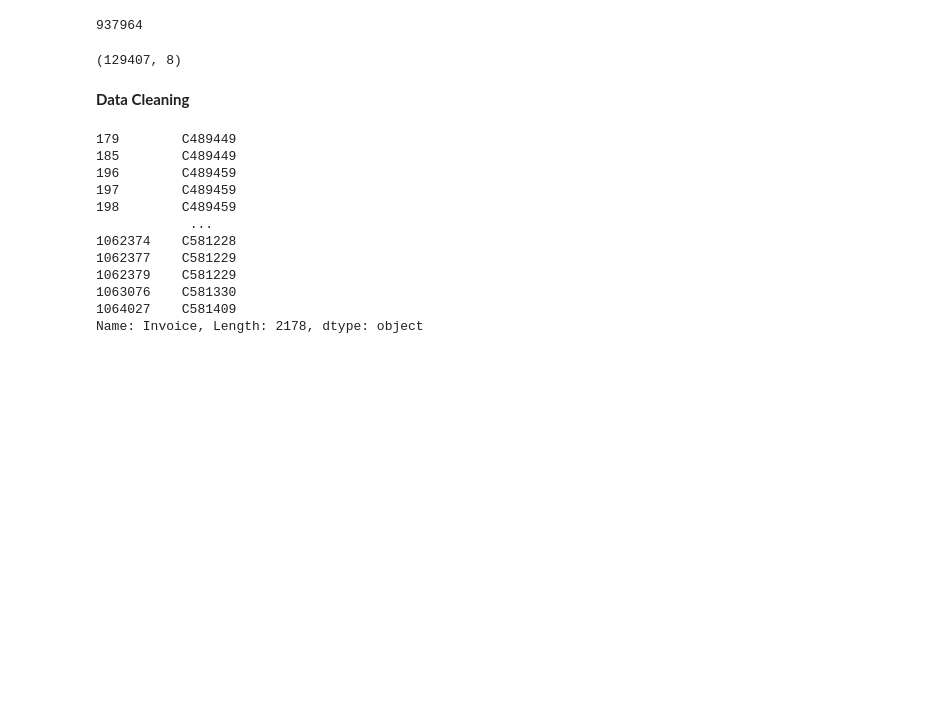
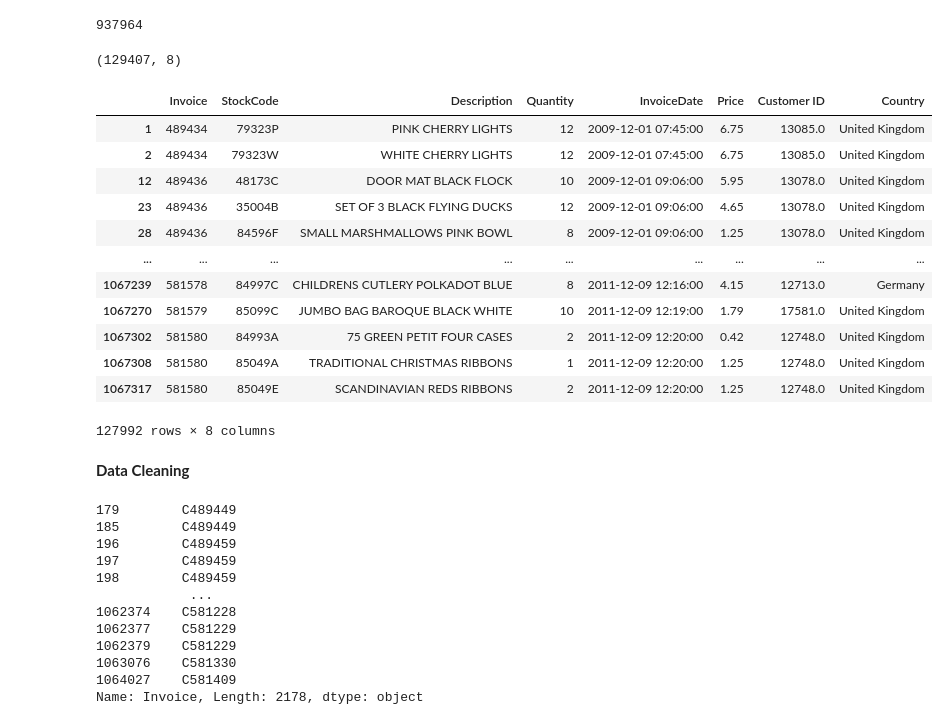
Before and after one commit to muhammadahsan2023/CA_2, a Jupyter notebook: Forecasting_project.ipynb, the cells around one changed output. Cells and saved outputs as stored; diff of their text form; code cells hidden in the pictures; blank space fills up the shorter version.

```diff
--- a/Forecasting_project.ipynb
+++ b/Forecasting_project.ipynb
@@ -217,6 +196,22 @@ df.shape
 # %%
 # removing outlier from Price and Quantity column by using z-score method
 data = df[(np.abs(sp.stats.zscore(df['Price'])) < 3) & (np.abs(sp.stats.zscore(df['Quantity'])) < 5)]
+# %%
+data
+# %% [output]
+|  | Invoice | StockCode | Description | Quantity | InvoiceDate | Price | Customer ID | Country |
+| 1 | 489434 | 79323P | PINK CHERRY LIGHTS | 12 | 2009-12-01 07:45:00 | 6.75 | 13085.0 | United Kingdom |
+| 2 | 489434 | 79323W | WHITE CHERRY LIGHTS | 12 | 2009-12-01 07:45:00 | 6.75 | 13085.0 | United Kingdom |
+| 12 | 489436 | 48173C | DOOR MAT BLACK FLOCK | 10 | 2009-12-01 09:06:00 | 5.95 | 13078.0 | United Kingdom |
+| 23 | 489436 | 35004B | SET OF 3 BLACK FLYING DUCKS | 12 | 2009-12-01 09:06:00 | 4.65 | 13078.0 | United Kingdom |
+| 28 | 489436 | 84596F | SMALL MARSHMALLOWS PINK BOWL | 8 | 2009-12-01 09:06:00 | 1.25 | 13078.0 | United Kingdom |
+| ... | ... | ... | ... | ... | ... | ... | ... | ... |
+| 1067239 | 581578 | 84997C | CHILDRENS CUTLERY POLKADOT BLUE | 8 | 2011-12-09 12:16:00 | 4.15 | 12713.0 | Germany |
+| 1067270 | 581579 | 85099C | JUMBO BAG BAROQUE BLACK WHITE | 10 | 2011-12-09 12:19:00 | 1.79 | 17581.0 | United Kingdom |
+| 1067302 | 581580 | 84993A | 75 GREEN PETIT FOUR CASES | 2 | 2011-12-09 12:20:00 | 0.42 | 12748.0 | United Kingdom |
+| 1067308 | 581580 | 85049A | TRADITIONAL CHRISTMAS RIBBONS | 1 | 2011-12-09 12:20:00 | 1.25 | 12748.0 | United Kingdom |
+| 1067317 | 581580 | 85049E | SCANDINAVIAN REDS RIBBONS | 2 | 2011-12-09 12:20:00 | 1.25 | 12748.0 | United Kingdom |
+127992 rows × 8 columns
 # %% [markdown]
  **Data Cleaning**
 # %%
```
Also changed, not shown: parts of 28 cells of this notebook.
